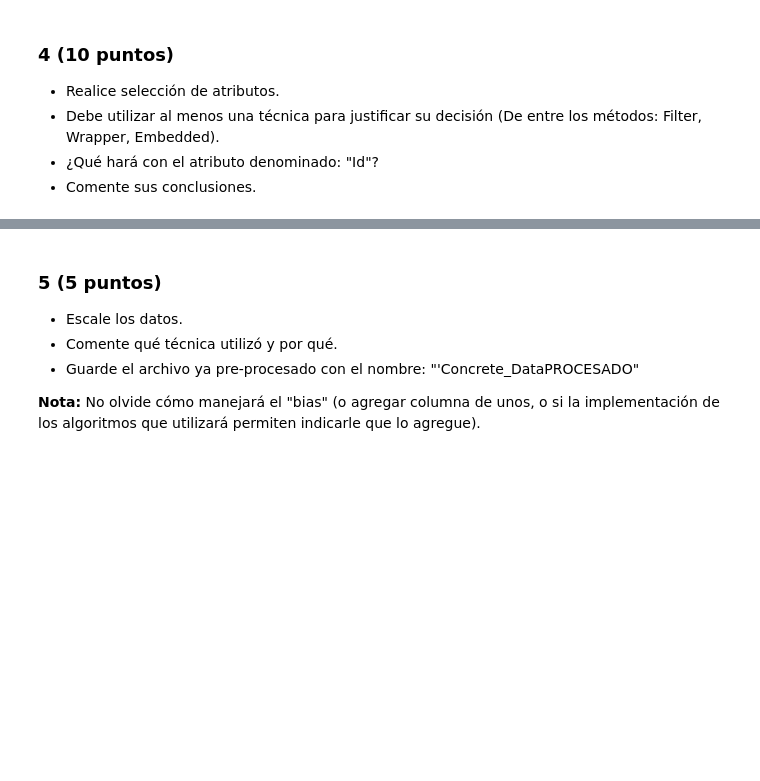
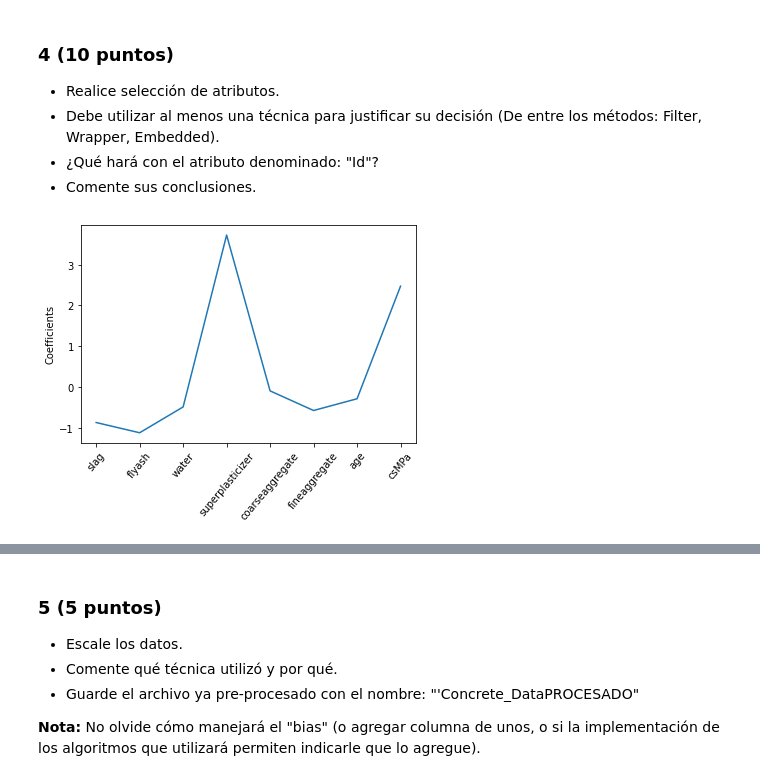
Before and after one commit to joseSalazar4/Cement-Prediction, a Jupyter notebook: 2021-2-Trabajo Practico_03.ipynb, the cells around one changed output, grey strips where cells are left out. Cells and saved outputs as stored; diff of their text form; code cells hidden in the pictures; blank space fills up the shorter version.

```diff
--- a/2021-2-Trabajo Practico_03.ipynb
+++ b/2021-2-Trabajo Practico_03.ipynb
@@ -285,0 +235,14 @@ En el caso del parámetro shuffle se decidió mantenerlo con el default (True),
+# %%
+#tratamiento de outliers extremos en superplasticizer
+
+print("Superplasticizer outliers tratados:")
+
+
+index = X_train[(X_train["superplasticizer"] > 32.2) | (X_train["superplasticizer"] < 0)].index
+
+X_train.drop(index, inplace=True)
+y_train.drop(index, inplace=True)
+
+#mean median imputation
+X_train.replace(np.nan, 1, inplace=True)
+y_train.replace(np.nan, 1, inplace=True)
@@ -289,3 +254,25 @@ En el caso del parámetro shuffle se decidió mantenerlo con el default (True),
 - Debe utilizar al menos una técnica para justificar su decisión (De entre los métodos: Filter, Wrapper, Embedded).
 - ¿Qué hará con el atributo denominado: "Id"?
 - Comente sus conclusiones.
+# %%
+X_train.drop('id', axis=1, inplace=True) #se elimina la columna id del dataset Train
+X_test.drop('id', axis=1, inplace=True) #se elimina la columna id del dataset Test
+# %%
+# Se obtienen los nombres de las columnas
+columnNames = X_train.columns
+
+# Buscamos el mejor alpha
+bestAlpha=1
+lasso = LassoCV(cv=10, random_state=0) # Aplicará 100 alphas con cada uno auto
+
+# Se aplica Lasso
+lasso = lasso.fit(X_train, y_train)
+lassoCoefficients = lasso.coef_
+
+# Observamos graficamente los valores mayores a 0
+plt.ylabel('Coefficients')
+plt.plot(range(len(columnNames)), lassoCoefficients)
+plt.xticks(range(len(columnNames)), columnNames, rotation=50)
+plt.show()
+# %% [output]
+[figure, added]
```
Also changed, not shown: parts of 7 cells of this notebook.
